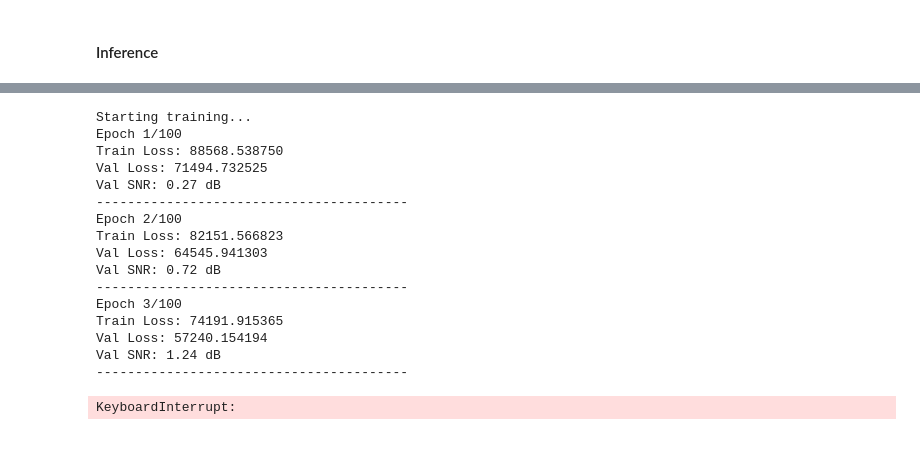
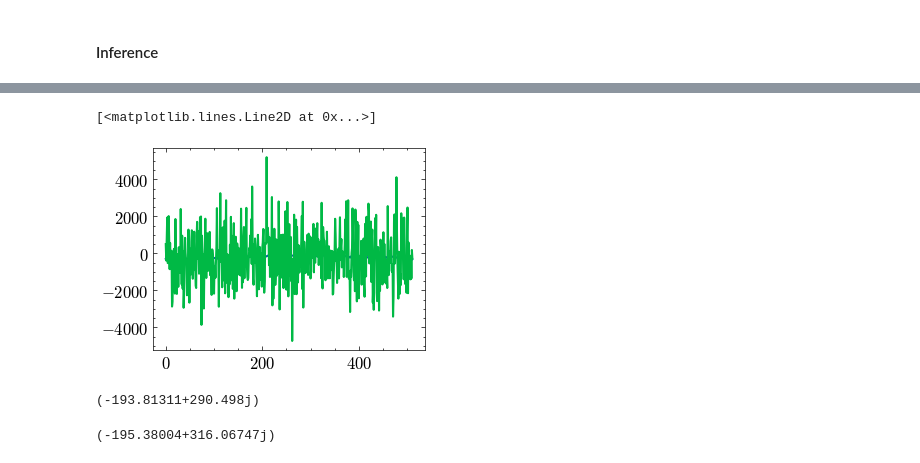
Before and after one commit to ikaryss/readout-experiments, a Jupyter notebook: synthetic_experiments.ipynb, the cells around one changed output, grey strips where cells are left out. Drawn from its saved outputs; the diff is of its cells as text; code cells hidden in the pictures.

```diff
--- a/synthetic_experiments.ipynb
+++ b/synthetic_experiments.ipynb
@@ -318,47 +222,20 @@ Initializing model...
-# %%
-# Train model
-print("Starting training...")
-history = train_model(
-    model=model,
-    train_loader=train_loader,
-    val_loader=val_loader,
-    criterion=criterion,
-    optimizer=optimizer,
-    num_epochs=NUM_EPOCHS,
-    device=DEVICE,
-    early_stopping_patience=10,
-)
-
-# Save results
-print("Saving results...")
-
-# Save model
-torch.save(model.state_dict(), run_dir / "checkpoints" / "model.pt")
-
-# Save training history
-with open(run_dir / "history.json", "w") as f:
-    json.dump(history, f, indent=4)
-
-# Plot results
-plot_training_history(history, run_dir)
-plot_example_results(model, noisy_data, clean_data, run_dir, DEVICE)
-
-print(f"Training complete! Results saved in {run_dir}")
-# %% [output]
-Starting training...
-Epoch 1/100
-Train Loss: 88568.538750
-Val Loss: 71494.732525
-Val SNR: 0.27 dB
-----------------------------------------
-Epoch 2/100
-Train Loss: 82151.566823
-Val Loss: 64545.941303
-Val SNR: 0.72 dB
-----------------------------------------
-Epoch 3/100
-Train Loss: 74191.915365
-Val Loss: 57240.154194
-Val SNR: 1.24 dB
-----------------------------------------
-KeyboardInterrupt:
+# %%
+input_signals = noisy_sc.all_values[:,0]
+real_signals = clean_sc.all_values[:,0]
+
+# Denoise signal
+denoised_data = denoise_signal(input_signals, latest_run)
+# %%
+plt.plot(denoised_data[0].real)
+plt.plot(input_signals[0].real)
+# %% [output]
+[<matplotlib.lines.Line2D at 0x...>]
+[figure, added]
+# %%
+input_signals[0].mean()
+# %% [output]
+(-193.81311+290.498j)
+# %%
+denoised_data[0].mean()
+# %% [output]
+(-195.38004+316.06747j)
```
Also changed, not shown: parts of 22 cells of this notebook, 2 other files.
